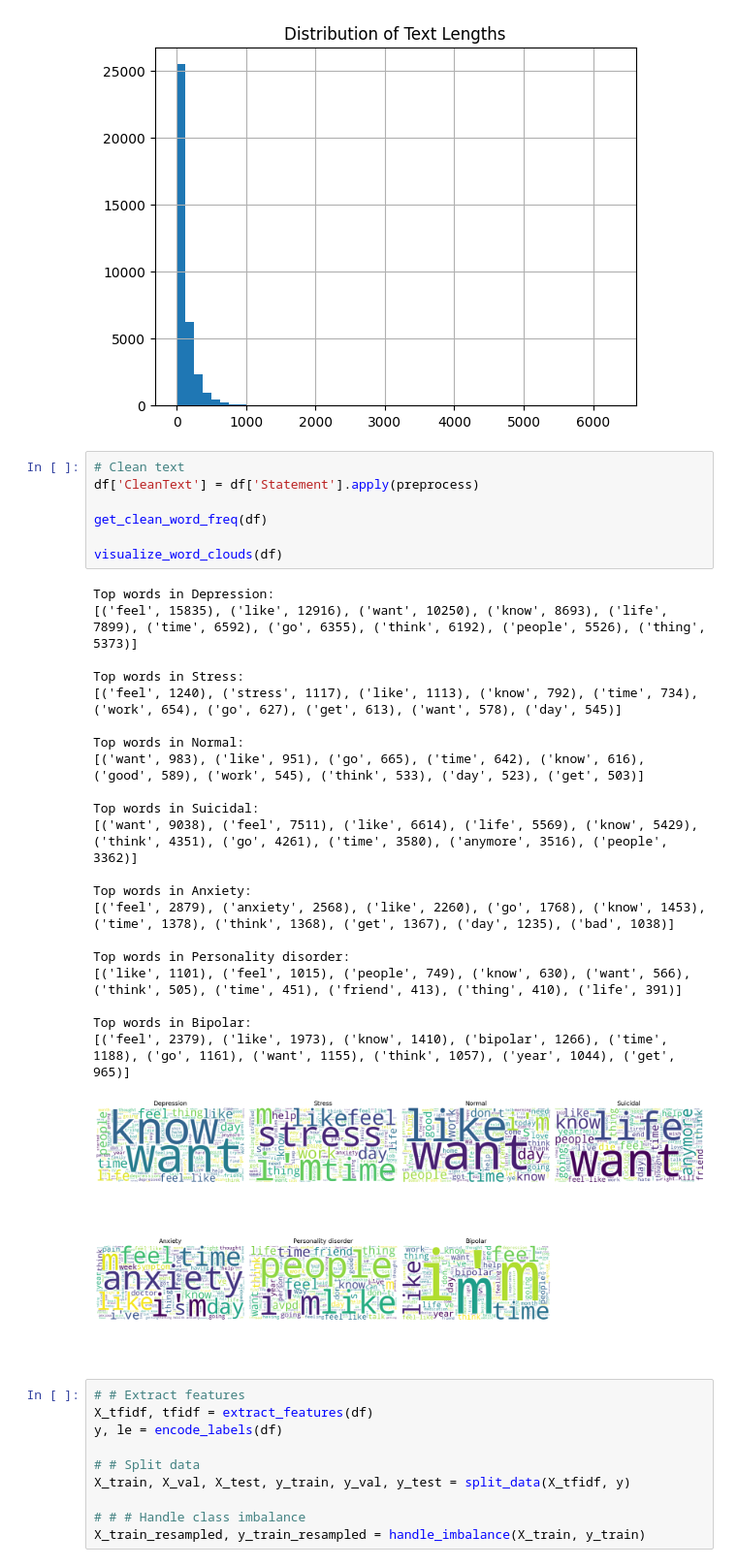
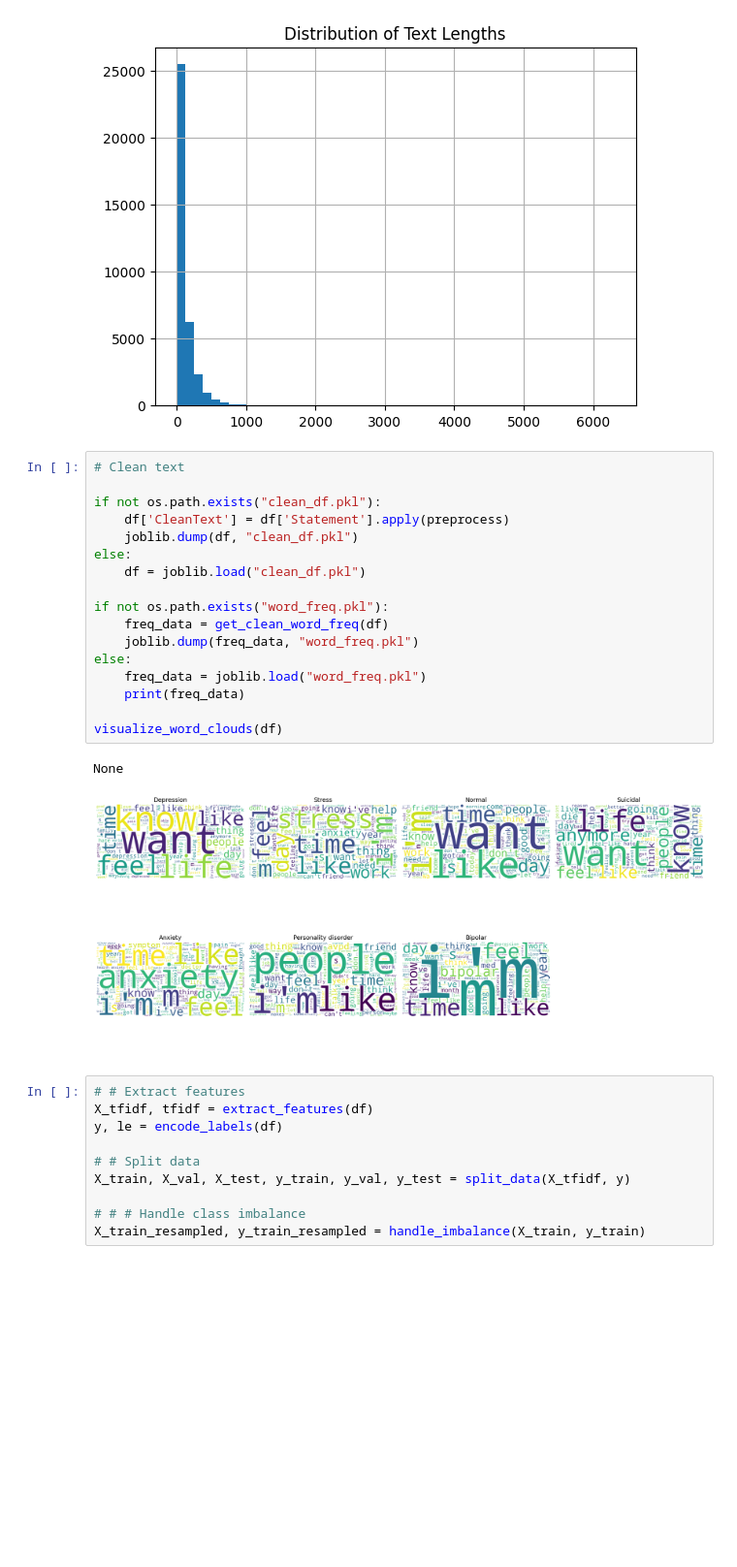
Before and after one commit to afawaz261/cmps261-project, a Jupyter notebook: main.ipynb, the cells around one changed output. Shown at 97% size. Cells and saved outputs as stored; diff of their text form; blank space fills up the shorter version.

Commit message:
saved cleaned df to speed up rerunning

```diff
--- a/main.ipynb
+++ b/main.ipynb
@@ -23,33 +24,24 @@ Name: count, dtype: int64
 [figure]
 # %%
 # Clean text
-df['CleanText'] = df['Statement'].apply(preprocess)
 
-get_clean_word_freq(df)
+if not os.path.exists("clean_df.pkl"):
+    df['CleanText'] = df['Statement'].apply(preprocess)
+    joblib.dump(df, "clean_df.pkl")
+else:
+    df = joblib.load("clean_df.pkl")
+
+if not os.path.exists("word_freq.pkl"):
+    freq_data = get_clean_word_freq(df)
+    joblib.dump(freq_data, "word_freq.pkl")
+else:
+    freq_data = joblib.load("word_freq.pkl")
+    print(freq_data)
 
 visualize_word_clouds(df)
 # %% [output]
-Top words in Depression:
-[('feel', 15835), ('like', 12916), ('want', 10250), ('know', 8693), ('life', 7899), ('time', 6592), ('go', 6355), ('think', 6192), ('people', 5526), ('thing', 5373)]
-
-Top words in Stress:
-[('feel', 1240), ('stress', 1117), ('like', 1113), ('know', 792), ('time', 734), ('work', 654), ('go', 627), ('get', 613), ('want', 578), ('day', 545)]
-
-Top words in Normal:
-[('want', 983), ('like', 951), ('go', 665), ('time', 642), ('know', 616), ('good', 589), ('work', 545), ('think', 533), ('day', 523), ('get', 503)]
-
-Top words in Suicidal:
-[('want', 9038), ('feel', 7511), ('like', 6614), ('life', 5569), ('know', 5429), ('think', 4351), ('go', 4261), ('time', 3580), ('anymore', 3516), ('people', 3362)]
-
-Top words in Anxiety:
-[('feel', 2879), ('anxiety', 2568), ('like', 2260), ('go', 1768), ('know', 1453), ('time', 1378), ('think', 1368), ('get', 1367), ('day', 1235), ('bad', 1038)]
-
-Top words in Personality disorder:
-[('like', 1101), ('feel', 1015), ('people', 749), ('know', 630), ('want', 566), ('think', 505), ('time', 451), ('friend', 413), ('thing', 410), ('life', 391)]
-
-Top words in Bipolar:
-[('feel', 2379), ('like', 1973), ('know', 1410), ('bipolar', 1266), ('time', 1188), ('go', 1161), ('want', 1155), ('think', 1057), ('year', 1044), ('get', 965)]
+None
-[figure, old version]
+[figure, new version]
 # %%
 # # Extract features
 X_tfidf, tfidf = extract_features(df)
```
Also changed, not shown: parts of 3 cells of this notebook, 7 other files.
